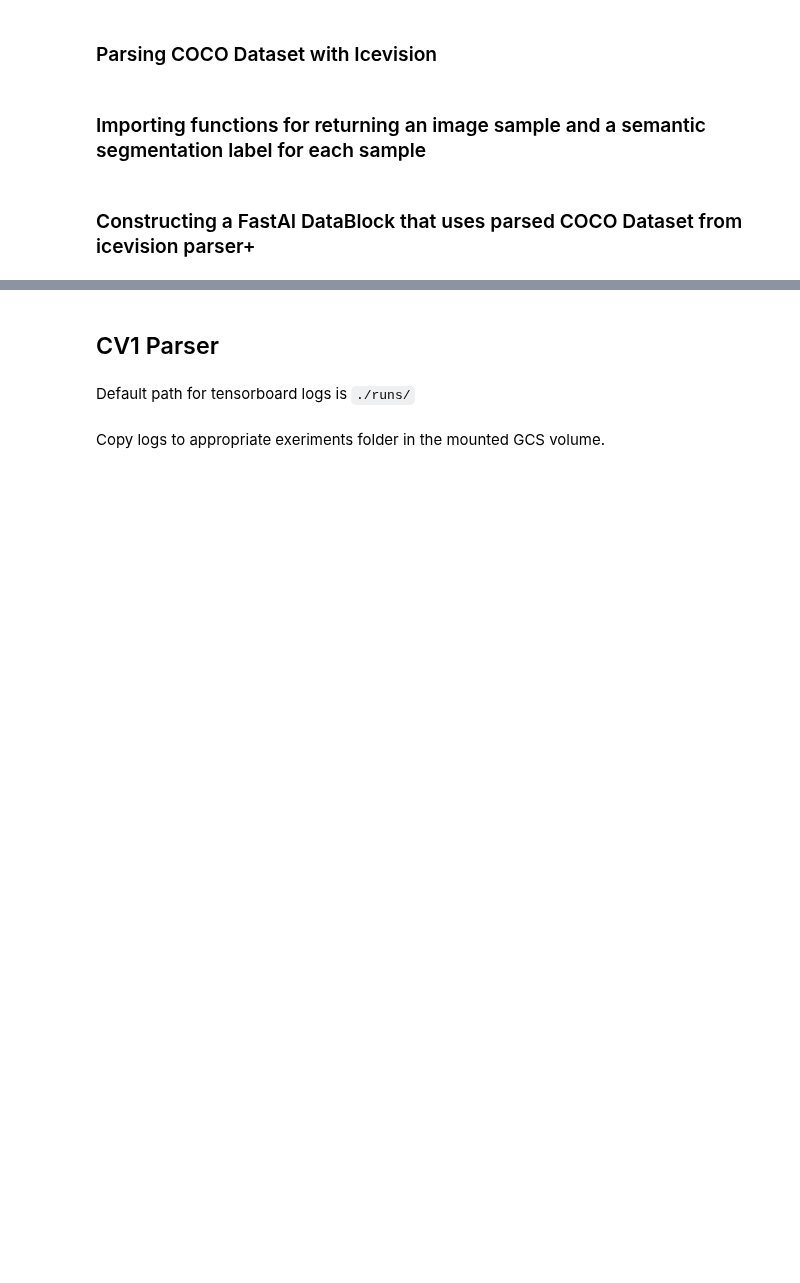
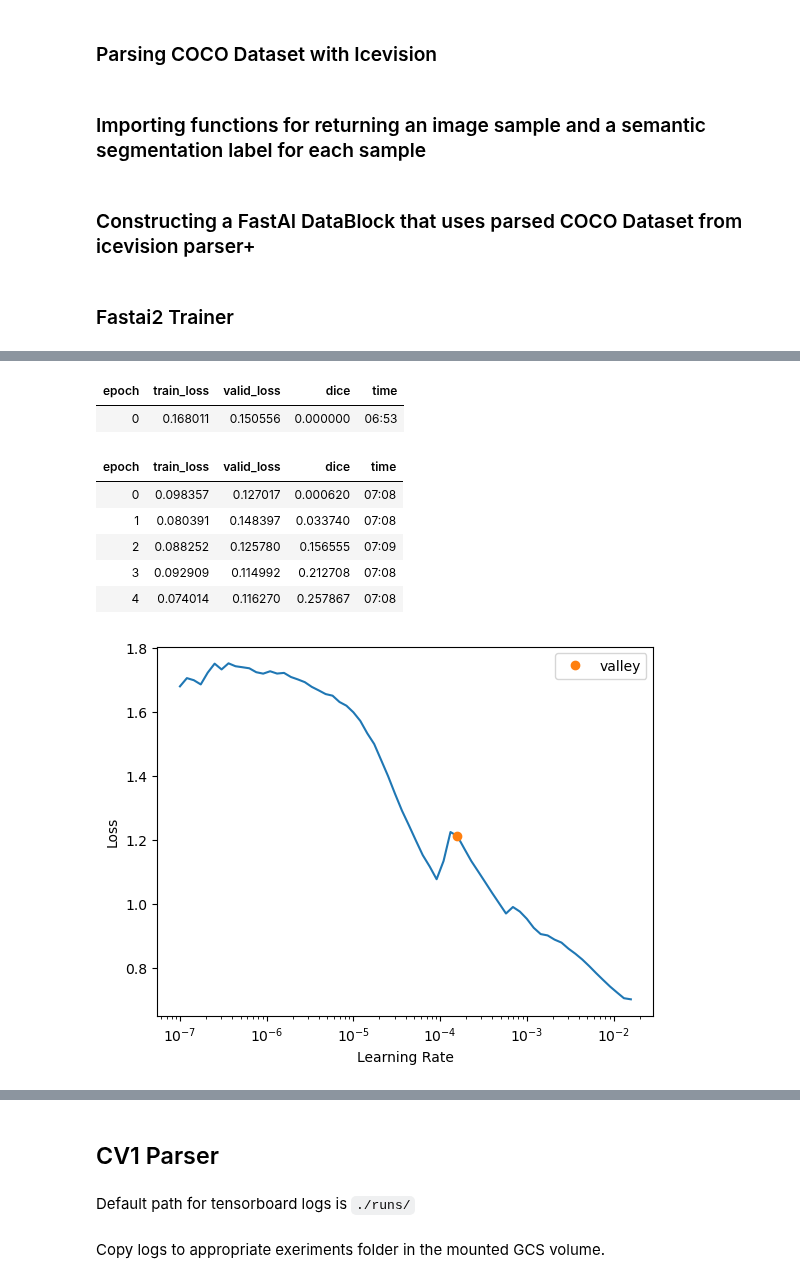
Before and after one commit to SkyTruth/cerulean-ml, a Jupyter notebook: notebooks/fastai2_coco_parser.ipynb, the cells around one changed output, grey strips where cells are left out. Cells and saved outputs as stored; diff of their text form; code cells hidden in the pictures; blank space fills up the shorter version.

Commit message:
fastai unet trained on 3 band

```diff
--- a/notebooks/fastai2_coco_parser.ipynb
+++ b/notebooks/fastai2_coco_parser.ipynb
@@ -29,13 +34,18 @@ record_ids = record_collection_to_record_ids(train_records[0])
 # %% [markdown]
 ### Constructing a FastAI DataBlock that uses parsed COCO Dataset from icevision parser+
+# %%
+def get_image_by_record_id(record_id):
+    return get_image_path(train_records, record_id)
+def get_mask_by_record_id(record_id):
+    return record_to_mask(train_records, record_id)
 # %%
 coco_seg_dblock = DataBlock(
     blocks=(ImageBlock, MaskBlock(codes=class_ints)),
-    get_x=lambda record_id: get_image_path(train_records[0], record_id),
+    get_x=get_image_by_record_id,
     splitter=RandomSplitter(),
-    get_y=lambda record_id: record_to_mask(train_records[0], record_id),
+    get_y=get_mask_by_record_id,
     batch_tfms=aug_transforms(),
     n_inp=1,
 )
 
-dls = coco_seg_dblock.dataloaders(source=record_ids, batch_size=7)
+dls = coco_seg_dblock.dataloaders(source=record_ids, batch_size=2)
@@ -44,6 +51,0 @@ dls.show_batch(max_n=7)
-# %%
-dls = SegmentationDataLoaders.from_dblock(
-    dblock = seg_db,
-    source = path,
-    path = path,
-    bs = 4)
@@ -49,0 +56,2 @@ dls = SegmentationDataLoaders.from_dblock(
+# %% [markdown]
+### Fastai2 Trainer
@@ -49,0 +60,5 @@ dls = SegmentationDataLoaders.from_dblock(
+# %%
+dateTimeObj = datetime.now()
+timestampStr = dateTimeObj.strftime("%d_%b_%Y_%H_%M_%S")
+experiment_dir =  Path(f'{mount_path}/experiments/cv2/'+timestampStr+'_fastai_unet/')
+experiment_dir.mkdir(exist_ok=True)
@@ -49,0 +68,9 @@ dls = SegmentationDataLoaders.from_dblock(
+# %%
+learn = unet_learner(dls, archs[arch], metrics=[Dice()], model_dir=experiment_dir, n_out = 7) # cbs=[MixedPrecision]
+
+lr = learn.lr_find()
+
+cbs = [TensorBoardCallback(projector=False, trace_model=False)]
+
+learn.fine_tune(5, 2e-4, cbs=cbs)#, cbs=SaveModelCallback(monitor='dice'))w
+# %% [output]
@@ -49,0 +78,9 @@ dls = SegmentationDataLoaders.from_dblock(
+| epoch | train_loss | valid_loss | dice | time |
+| 0 | 0.168011 | 0.150556 | 0.000000 | 06:53 |
+| epoch | train_loss | valid_loss | dice | time |
+| 0 | 0.098357 | 0.127017 | 0.000620 | 07:08 |
+| 1 | 0.080391 | 0.148397 | 0.033740 | 07:08 |
+| 2 | 0.088252 | 0.125780 | 0.156555 | 07:09 |
+| 3 | 0.092909 | 0.114992 | 0.212708 | 07:08 |
+| 4 | 0.074014 | 0.116270 | 0.257867 | 07:08 |
+[figure, added]
```
Also changed, not shown: parts of 20 cells of this notebook.
